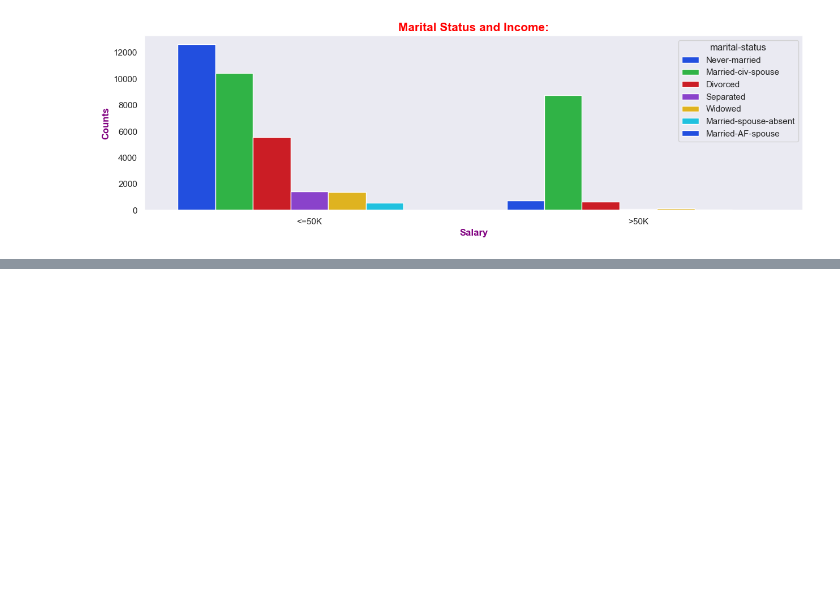
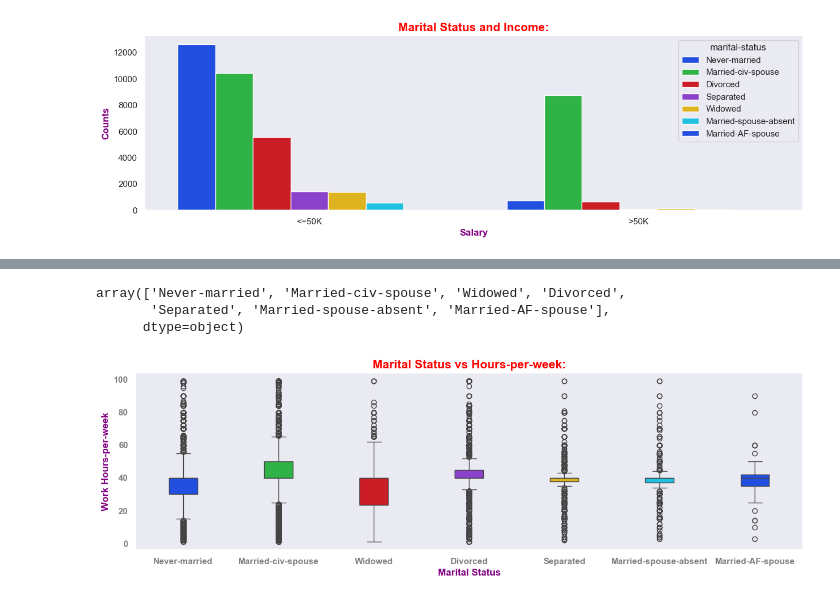
Before and after one commit to rajesh-coventry/Projects, a Jupyter notebook: 02_Data_Visuallization/04_Adults_Income_Analysis/Analysis-4_Family_and_Relationship_patters.ipynb, the cells around one changed output, grey strips where cells are left out. Saved outputs shown, nothing was run; the diff lists cells and outputs as text; code cells hidden in the pictures; blank space fills up the shorter version.

```diff
--- a/02_Data_Visuallization/04_Adults_Income_Analysis/Analysis-4_Family_and_Relationship_patters.ipynb
+++ b/02_Data_Visuallization/04_Adults_Income_Analysis/Analysis-4_Family_and_Relationship_patters.ipynb
@@ -240,0 +326,18 @@ plt.show()
+# %%
+data["marital-status"].unique()
+# %% [output]
+array(['Never-married', 'Married-civ-spouse', 'Widowed', 'Divorced',
+       'Separated', 'Married-spouse-absent', 'Married-AF-spouse'],
+      dtype=object)
+# %%
+plt.figure(figsize=(15, 4))
+sns.set_theme(context= "notebook", style= "dark")
+sns.boxplot(data= data, x= "marital-status", y= "hours-per-week", palette= "bright6", width= 0.3, )
+plt.title("Marital Status vs Hours-per-week:", fontsize= 15, fontweight= "bold", color= "Red")
+plt.xlabel("Marital Status", fontsize= 12, fontweight= "bold", color= "purple")
+plt.ylabel("Work Hours-per-week", fontsize= 12, fontweight= "bold", color= "purple")
+plt.xticks(color= "Gray", fontweight= "bold")
+plt.yticks(color= "Gray", fontweight= "bold")
+plt.show()
+# %% [output]
+[figure, added]
```
Also changed, not shown: parts of 13 cells of this notebook, 2 other files.
